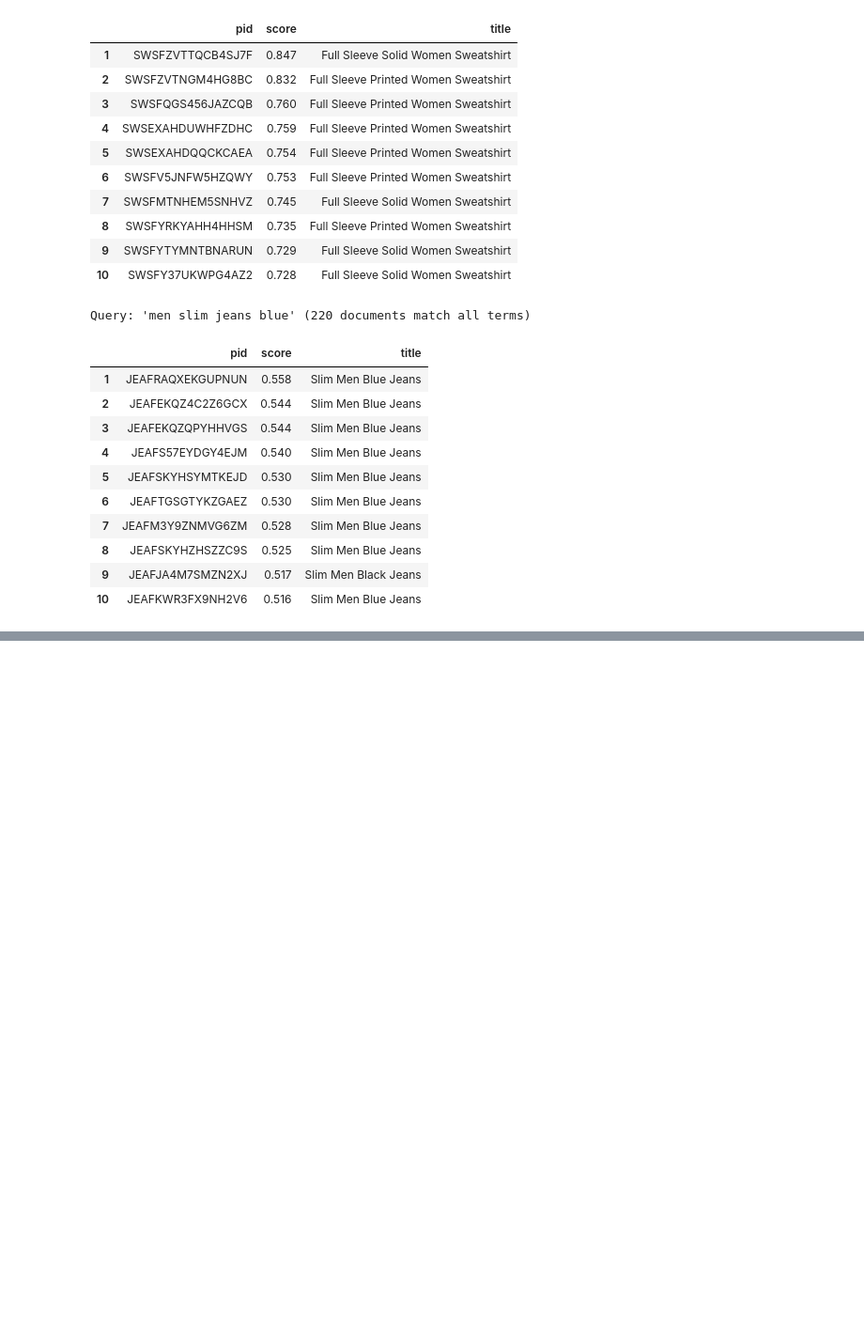
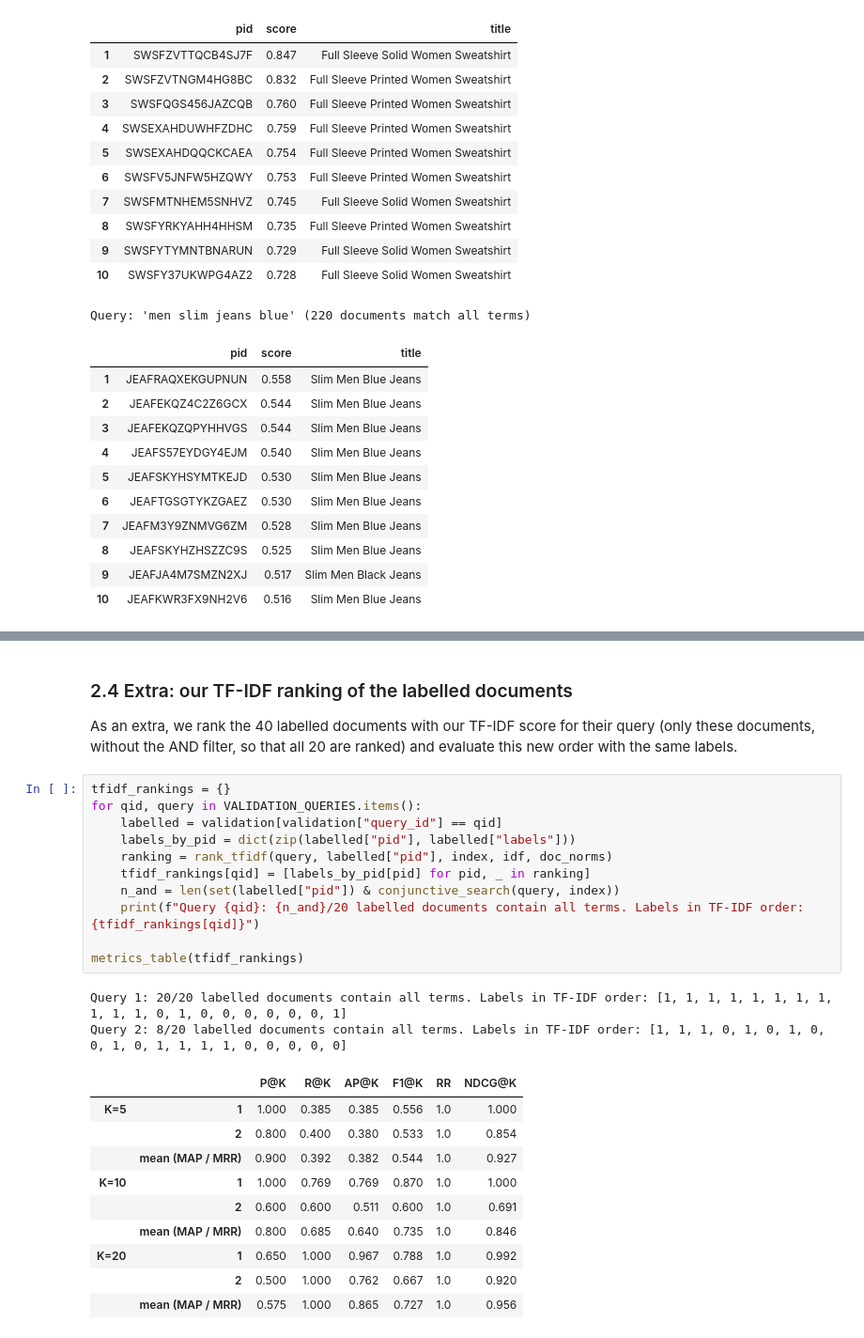
Before and after one commit to marticasasn/IRWA-2026-Search-Engine, a Jupyter notebook: IRWA_Part2_Indexing_Evaluation.ipynb, the cells around one changed output, grey strips where cells are left out. Shown at 94% size. Drawn from its saved outputs; the diff is of its cells as text; blank space fills up the shorter version.

```diff
--- a/IRWA_Part2_Indexing_Evaluation.ipynb
+++ b/IRWA_Part2_Indexing_Evaluation.ipynb
@@ -141,0 +232,28 @@ Query: 'men slim jeans blue' (220 documents match all terms)
+# %% [markdown]
+### 2.4 Extra: our TF-IDF ranking of the labelled documents
+
+As an extra, we rank the 40 labelled documents with our TF-IDF score for their query (only these documents, without the AND filter, so that all 20 are ranked) and evaluate this new order with the same labels.
+# %%
+tfidf_rankings = {}
+for qid, query in VALIDATION_QUERIES.items():
+    labelled = validation[validation["query_id"] == qid]
+    labels_by_pid = dict(zip(labelled["pid"], labelled["labels"]))
+    ranking = rank_tfidf(query, labelled["pid"], index, idf, doc_norms)
+    tfidf_rankings[qid] = [labels_by_pid[pid] for pid, _ in ranking]
+    n_and = len(set(labelled["pid"]) & conjunctive_search(query, index))
+    print(f"Query {qid}: {n_and}/20 labelled documents contain all terms. Labels in TF-IDF order: {tfidf_rankings[qid]}")
+
+metrics_table(tfidf_rankings)
+# %% [output]
+Query 1: 20/20 labelled documents contain all terms. Labels in TF-IDF order: [1, 1, 1, 1, 1, 1, 1, 1, 1, 1, 1, 0, 1, 0, 0, 0, 0, 0, 0, 1]
+Query 2: 8/20 labelled documents contain all terms. Labels in TF-IDF order: [1, 1, 1, 0, 1, 0, 1, 0, 0, 1, 0, 1, 1, 1, 1, 0, 0, 0, 0, 0]
+|  |  | P@K | R@K | AP@K | F1@K | RR | NDCG@K |
+| K=5 | 1 | 1.000 | 0.385 | 0.385 | 0.556 | 1.0 | 1.000 |
+|  | 2 | 0.800 | 0.400 | 0.380 | 0.533 | 1.0 | 0.854 |
+|  | mean (MAP / MRR) | 0.900 | 0.392 | 0.382 | 0.544 | 1.0 | 0.927 |
+| K=10 | 1 | 1.000 | 0.769 | 0.769 | 0.870 | 1.0 | 1.000 |
+|  | 2 | 0.600 | 0.600 | 0.511 | 0.600 | 1.0 | 0.691 |
+|  | mean (MAP / MRR) | 0.800 | 0.685 | 0.640 | 0.735 | 1.0 | 0.846 |
+| K=20 | 1 | 0.650 | 1.000 | 0.967 | 0.788 | 1.0 | 0.992 |
+|  | 2 | 0.500 | 1.000 | 0.762 | 0.667 | 1.0 | 0.920 |
+|  | mean (MAP / MRR) | 0.575 | 1.000 | 0.865 | 0.727 | 1.0 | 0.956 |
```
Also changed, not shown: parts of 6 cells of this notebook.
